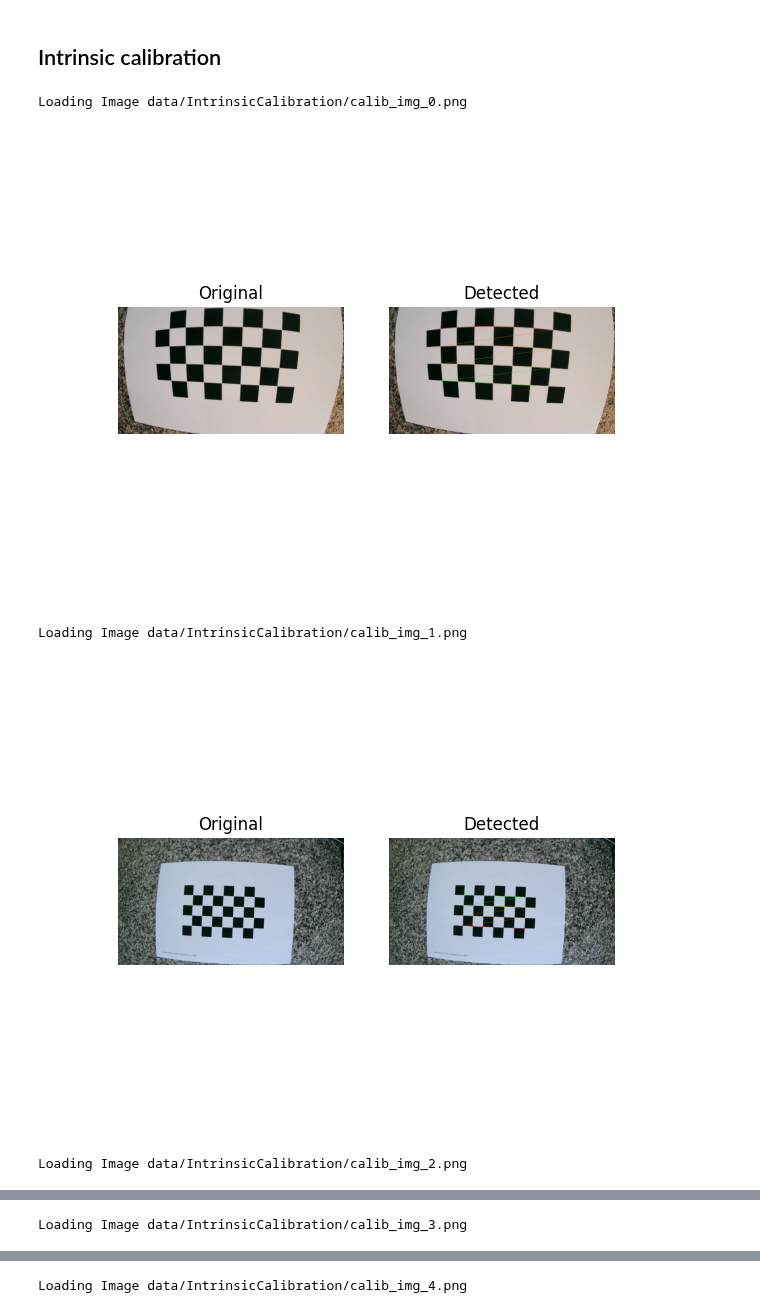
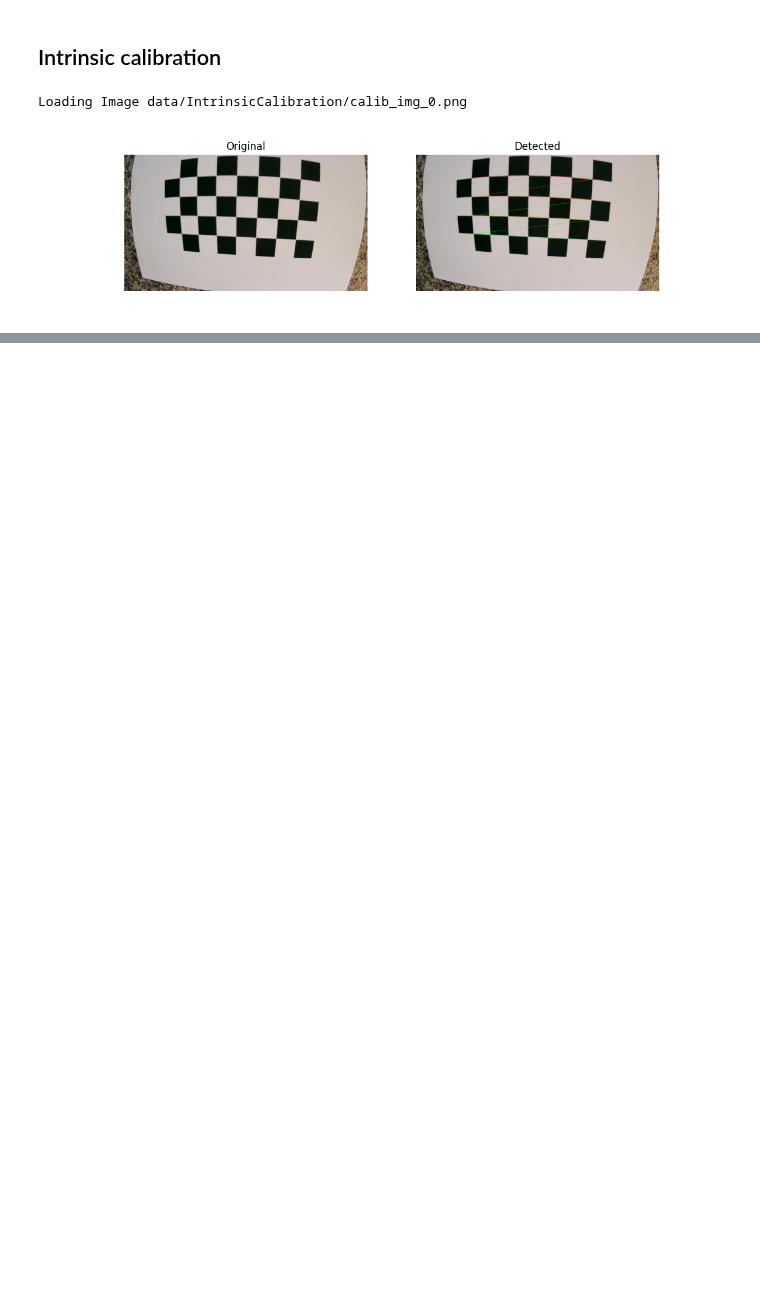
Before and after one commit to martinhofigueiredo/VC, a Jupyter notebook: assignment1/deliverable.ipynb, the cells around one changed output, grey strips where cells are left out. Drawn from its saved outputs; the diff is of its cells as text; code cells hidden in the pictures; blank space fills up the shorter version.

```diff
--- a/assignment1/deliverable.ipynb
+++ b/assignment1/deliverable.ipynb
@@ -58,6 +59,9 @@ import pandas as pd
 # %% [markdown]
 ## Intrinsic calibration
 # %%
+#https://docs.opencv.org/2.4/modules/calib3d/doc/camera_calibration_and_3d_reconstruction.html#void%20Rodrigues(InputArray%20src,%20OutputArray%20dst,%20OutputArray%20jacobian)
+#https://stackoverflow.com/questions/55220229/extrinsic-matrix-computation-with-opencv
+
 # tuple that says the grid size (note these are interior corners)
 grid_size = (7,4)
 
@@ -72,50 +76,38 @@ objp[:,:2] = np.mgrid[0:grid_size[0],0:grid_size[1]].T.reshape(-1,2)
 objpoints = [] # 3d point in real world space
 imgpoints = [] # 2d points in image plane.
 
-images = sorted(glob.glob('data/IntrinsicCalibration/calib_img_[0-9].png'))
+images = sorted(glob.glob('data/IntrinsicCalibration/calib_img_0.png'))
 
 for fname in images:
 
     print(f"Loading Image {fname}")
     img = cv.imread(fname)
 
     plt.subplot(1,2,1)
     plt.imshow(cv.cvtColor(img, cv.COLOR_BGR2RGB))
     plt.axis('off')
     plt.title('Original')
     gray = cv.cvtColor(img, cv.COLOR_BGR2GRAY)
 
     # Find the chess board corners
     ret, corners = cv.findChessboardCornersSB(gray, grid_size, None)
     # If found, add object points, image points (after refining them)
     if ret == True:
         objpoints.append(objp)
         corners2 = cv.cornerSubPix(gray,corners, (11,11), (-1,-1), criteria)
         imgpoints.append(corners2)
         # Draw and display the corners
         cv.drawChessboardCorners(img, grid_size, corners2, ret)
-
     plt.subplot(1,2,2)
     plt.imshow(cv.cvtColor(img, cv.COLOR_BGR2RGB))
     plt.axis('off')
     plt.title('Detected')
     plt.show()
 
 
 
 ret, mtx, dist, rvecs, tvecs = cv.calibrateCamera(objpoints, imgpoints, gray.shape[::-1], None, None)
-
-print(f" Intrinsic Matrix :")
-pprint(sympy.Matrix(mtx).applyfunc(lambda x: Symbol('{:.3f}'.format(x))))
-
-#print(f"\n Rotation Matrix : ")
-#pprint(sympy.Matrix(rvecs))
-#print(f"\n Translation Matrix : ")
-#pprint(sympy.Matrix(tvecs))
-# TO DO RODRIGUES ROTATION MATRIX TO VECTOR?
+rmtx, jacobian = cv.Rodrigues(rvecs[0])
 # %% [output]
 Loading Image data/IntrinsicCalibration/calib_img_0.png
-[figure, old version]
+[figure, new version]
-Loading Image data/IntrinsicCalibration/calib_img_1.png
-[figure, removed]
-Loading Image data/IntrinsicCalibration/calib_img_2.png
@@ -123 +113,0 @@ Loading Image data/IntrinsicCalibration/calib_img_2.png
-Loading Image data/IntrinsicCalibration/calib_img_3.png
@@ -125 +113,0 @@ Loading Image data/IntrinsicCalibration/calib_img_3.png
-Loading Image data/IntrinsicCalibration/calib_img_4.png
```
Also changed, not shown: parts of 4 cells of this notebook.
